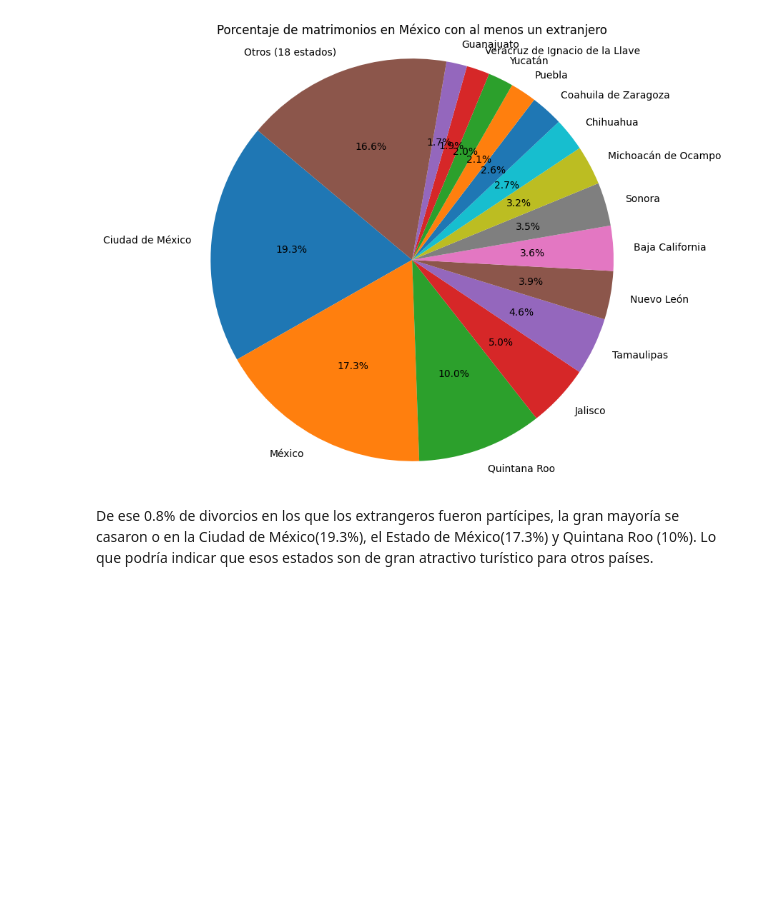
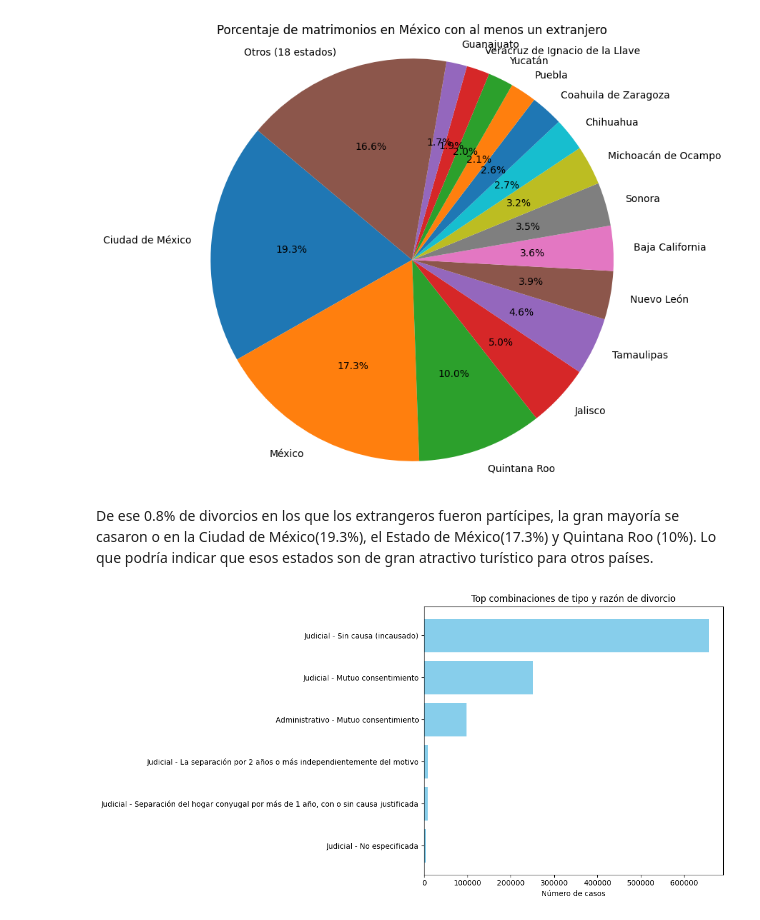
Before and after one commit to TonyCastill/data-science-project, a Jupyter notebook: project.ipynb, the cells around one changed output. Drawn from its saved outputs; the diff is of its cells as text; code cells hidden in the pictures; blank space fills up the shorter version.

```diff
--- a/project.ipynb
+++ b/project.ipynb
@@ -1767,3 +1767,46 @@ plt.show()
 [figure]
 # %% [markdown]
 De ese 0.8% de divorcios en los que los extrangeros fueron partícipes, la gran mayoría se casaron o en la Ciudad de México(19.3%), el Estado de México(17.3%) y Quintana Roo (10%). Lo que podría indicar que esos estados son de gran atractivo turístico para otros países.
+# %%
+query = {
+    "size": 0,
+    "aggs": {
+        "tipos_divorcio": {
+            "terms": {
+                "field": "divorce_type",
+                "size": 5
+            },
+            "aggs": {
+                "razones": {
+                    "terms": {
+                        "field": "divorce_reason",
+                        "size": 5
+                    }
+                }
+            }
+        }
+    }
+}
+
+response = es.search(index="mexico-divorces", body=query)
+
+# Extraer datos para gráfica
+data = []
+for tipo in response["aggregations"]["tipos_divorcio"]["buckets"]:
+    for razon in tipo["razones"]["buckets"]:
+        label = f"{tipo['key']} - {razon['key']}"
+        count = razon["doc_count"]
+        data.append((label, count))
+
+data.sort(key=lambda x: x[1], reverse=True)
+labels, counts = zip(*data)
+
+plt.figure(figsize=(12, 6))
+plt.barh(labels, counts, color="skyblue")
+plt.title("Top combinaciones de tipo y razón de divorcio")
+plt.xlabel("Número de casos")
+plt.gca().invert_yaxis()
+plt.tight_layout()
+plt.show()
+# %% [output]
+[figure, added]
```
Also changed, not shown: parts of 7 cells of this notebook.
